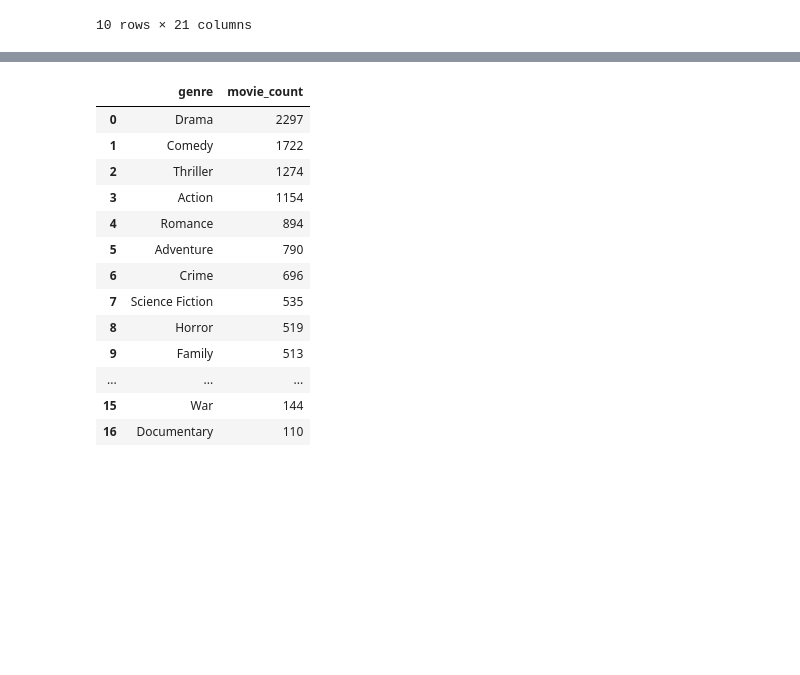
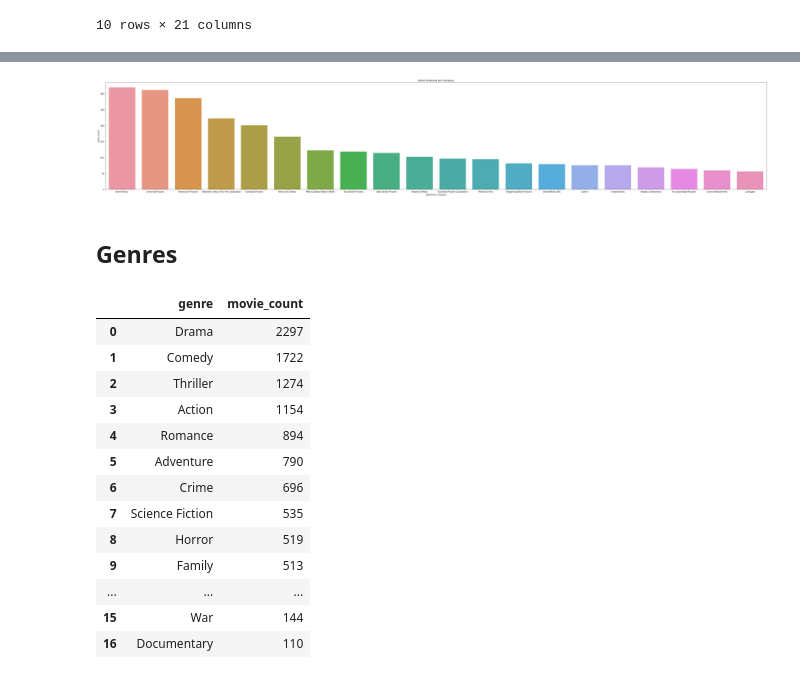
Before and after one commit to leyaof/movie-analysis, a Jupyter notebook: movie-analysis.ipynb, the cells around one changed output, grey strips where cells are left out. Saved outputs shown, nothing was run; the diff lists cells and outputs as text; code cells hidden in the pictures; blank space fills up the shorter version.

```diff
--- a/movie-analysis.ipynb
+++ b/movie-analysis.ipynb
@@ -239,3 +280,13 @@ top_revenue.head(10)
+# %%
+plt.figure(figsize=(60, 10))
+sns.barplot(data=production_freq.head(20),
+            x='production_company',
+            y='movie_count').set_title('Movie Produced per Company')
+plt.show()
+# %% [output]
+[figure, added]
+# %% [markdown]
+## Genres
 # %%
 # extract all values from genres column
 genre_stack = (data['genres']
```
Also changed, not shown: parts of 9 cells of this notebook.
